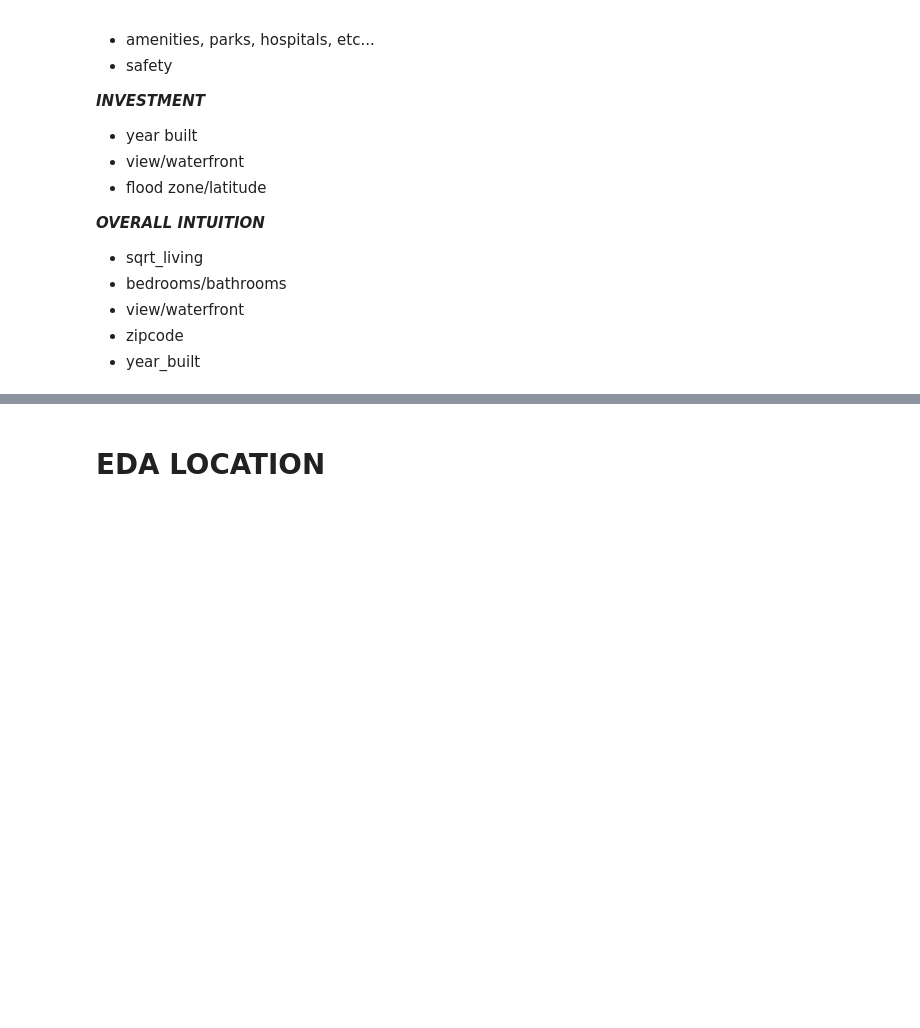
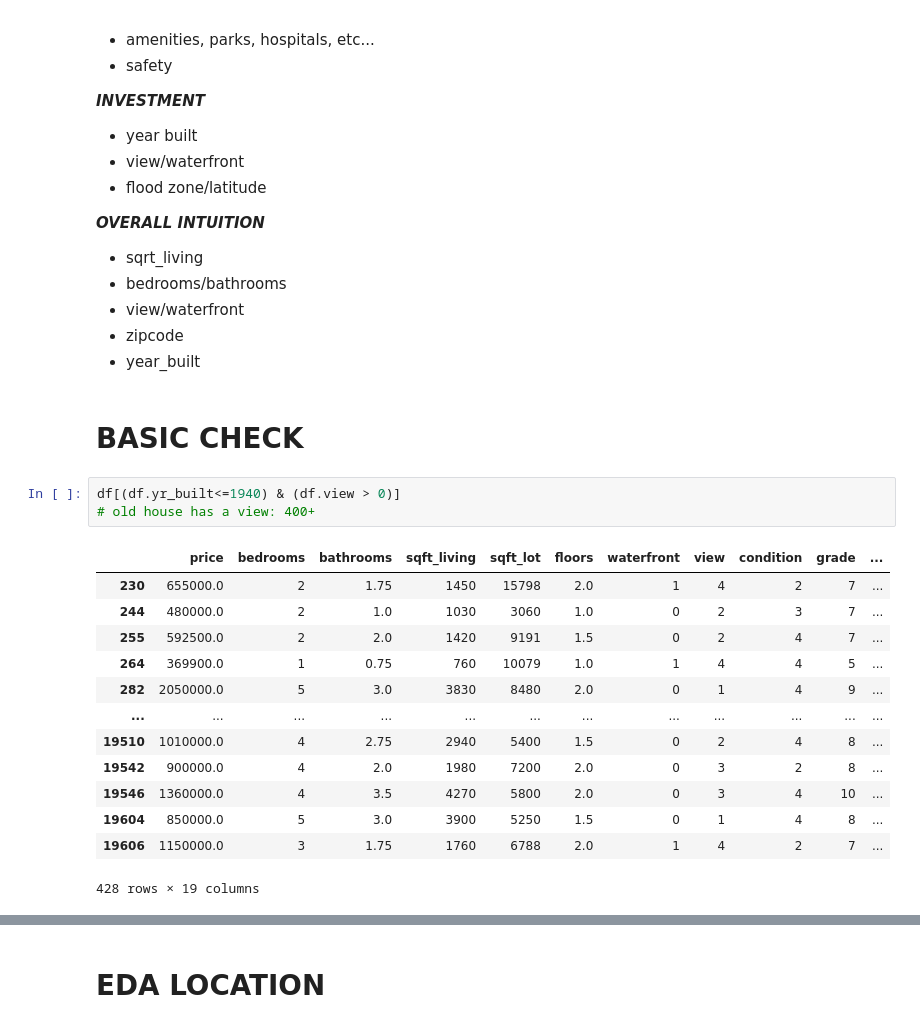
Before and after one commit to vivyhasadream/DS_P2_King-County-House-Sales-Predict, a Jupyter notebook: Han_2_EDA.ipynb, the cells around one changed output, grey strips where cells are left out. Cells and saved outputs as stored; diff of their text form; blank space fills up the shorter version.

```diff
--- a/Han_2_EDA.ipynb
+++ b/Han_2_EDA.ipynb
@@ -91,3 +91,22 @@ memory usage: 3.1 MB
  * view/waterfront
  * zipcode
  * year_built
+# %% [markdown]
+# BASIC CHECK
+# %%
+df[(df.yr_built<=1940) & (df.view > 0)]
+# old house has a view: 400+
+# %% [output]
+|  | price | bedrooms | bathrooms | sqft_living | sqft_lot | floors | waterfront | view | condition | grade | ... |
+| 230 | 655000.0 | 2 | 1.75 | 1450 | 15798 | 2.0 | 1 | 4 | 2 | 7 | ... |
+| 244 | 480000.0 | 2 | 1.0 | 1030 | 3060 | 1.0 | 0 | 2 | 3 | 7 | ... |
+| 255 | 592500.0 | 2 | 2.0 | 1420 | 9191 | 1.5 | 0 | 2 | 4 | 7 | ... |
+| 264 | 369900.0 | 1 | 0.75 | 760 | 10079 | 1.0 | 1 | 4 | 4 | 5 | ... |
+| 282 | 2050000.0 | 5 | 3.0 | 3830 | 8480 | 2.0 | 0 | 1 | 4 | 9 | ... |
+| ... | ... | ... | ... | ... | ... | ... | ... | ... | ... | ... | ... |
+| 19510 | 1010000.0 | 4 | 2.75 | 2940 | 5400 | 1.5 | 0 | 2 | 4 | 8 | ... |
+| 19542 | 900000.0 | 4 | 2.0 | 1980 | 7200 | 2.0 | 0 | 3 | 2 | 8 | ... |
+| 19546 | 1360000.0 | 4 | 3.5 | 4270 | 5800 | 2.0 | 0 | 3 | 4 | 10 | ... |
+| 19604 | 850000.0 | 5 | 3.0 | 3900 | 5250 | 1.5 | 0 | 1 | 4 | 8 | ... |
+| 19606 | 1150000.0 | 3 | 1.75 | 1760 | 6788 | 2.0 | 1 | 4 | 2 | 7 | ... |
+428 rows × 19 columns
```
Also changed, not shown: parts of 4 cells of this notebook, 1 other file.
